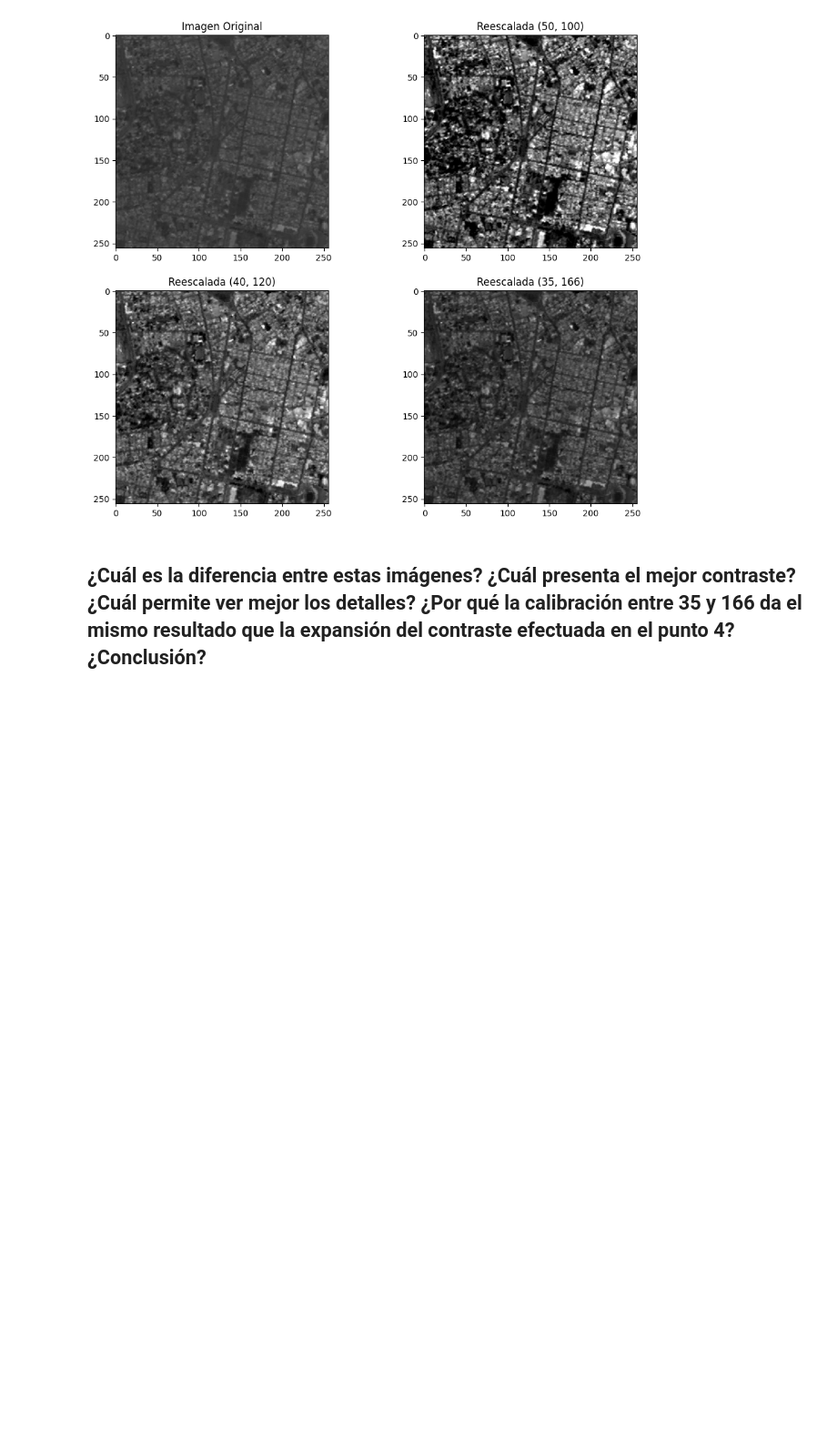
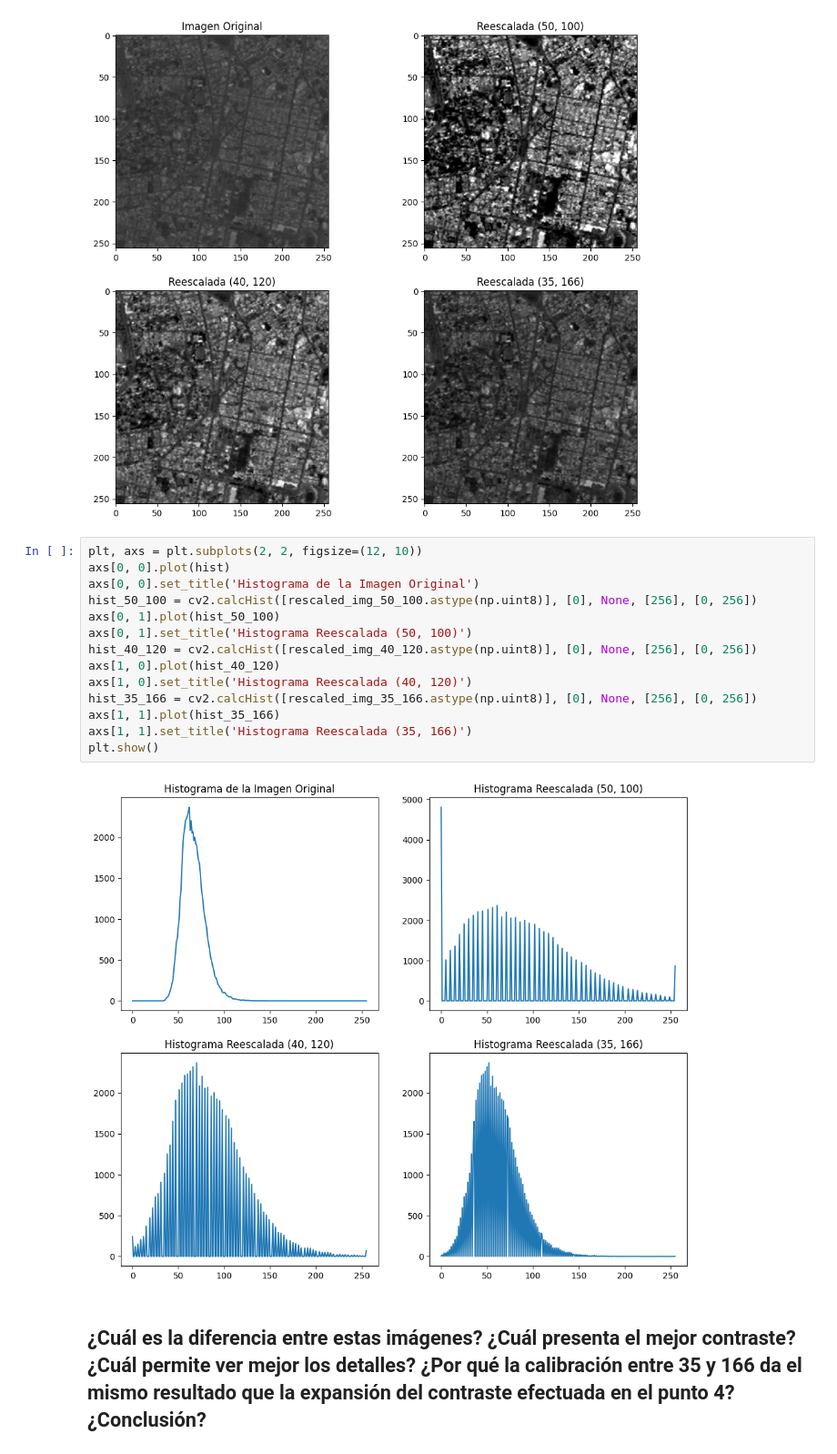
Before and after one commit to santichica/tallleres-cv, a Jupyter notebook: taller2/calibracion_histograma.ipynb, the cells around one changed output. Shown at 91% size. Drawn from its saved outputs; the diff is of its cells as text; blank space fills up the shorter version.

```diff
--- a/taller2/calibracion_histograma.ipynb
+++ b/taller2/calibracion_histograma.ipynb
@@ -85,6 +85,22 @@ axes[1, 1].set_title('Reescalada (35, 166)')
 plt.show()
 # %% [output]
 [figure]
+# %%
+plt, axs = plt.subplots(2, 2, figsize=(12, 10))
+axs[0, 0].plot(hist)
+axs[0, 0].set_title('Histograma de la Imagen Original')
+hist_50_100 = cv2.calcHist([rescaled_img_50_100.astype(np.uint8)], [0], None, [256], [0, 256])
+axs[0, 1].plot(hist_50_100)
+axs[0, 1].set_title('Histograma Reescalada (50, 100)')
+hist_40_120 = cv2.calcHist([rescaled_img_40_120.astype(np.uint8)], [0], None, [256], [0, 256])
+axs[1, 0].plot(hist_40_120)
+axs[1, 0].set_title('Histograma Reescalada (40, 120)')
+hist_35_166 = cv2.calcHist([rescaled_img_35_166.astype(np.uint8)], [0], None, [256], [0, 256])
+axs[1, 1].plot(hist_35_166)
+axs[1, 1].set_title('Histograma Reescalada (35, 166)')
+plt.show()
+# %% [output]
+[figure, added]
 # %% [markdown]
 ## ¿Cuál es la diferencia entre estas imágenes? ¿Cuál presenta el mejor contraste? ¿Cuál permite ver mejor los detalles? ¿Por qué la calibración entre 35 y 166 da el mismo resultado que la expansión del contraste efectuada en el punto 4? ¿Conclusión?
 # %% [markdown]
```
